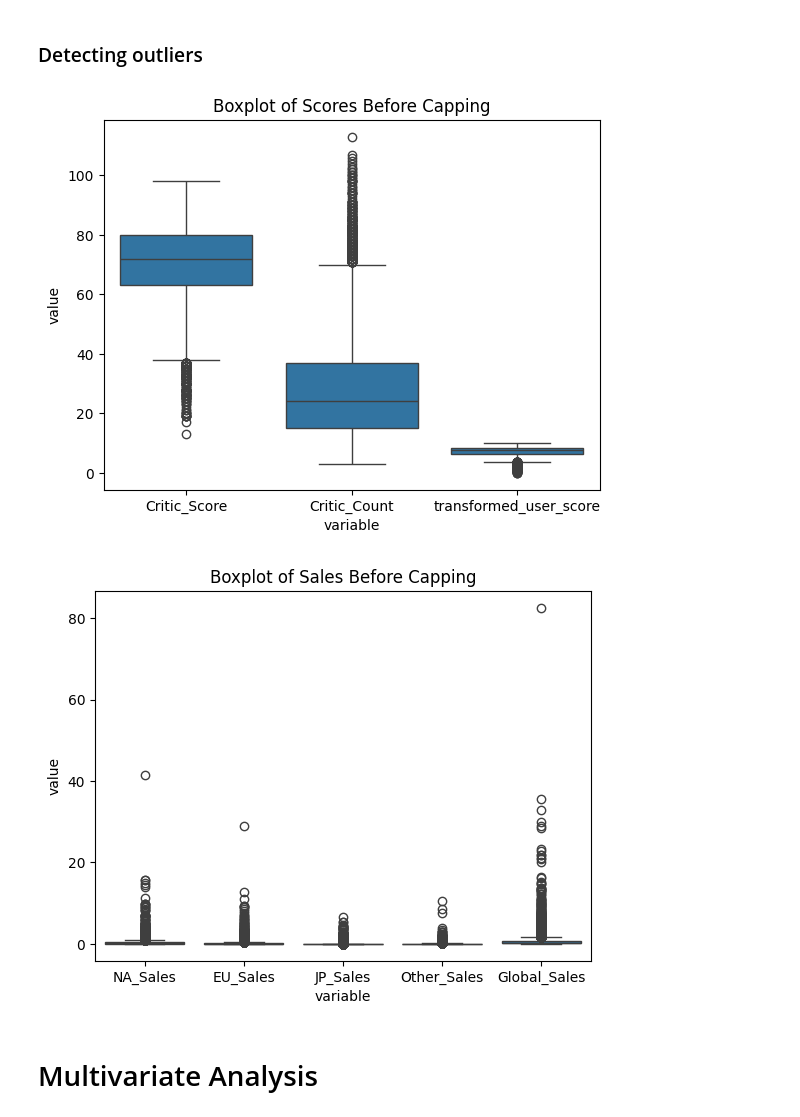
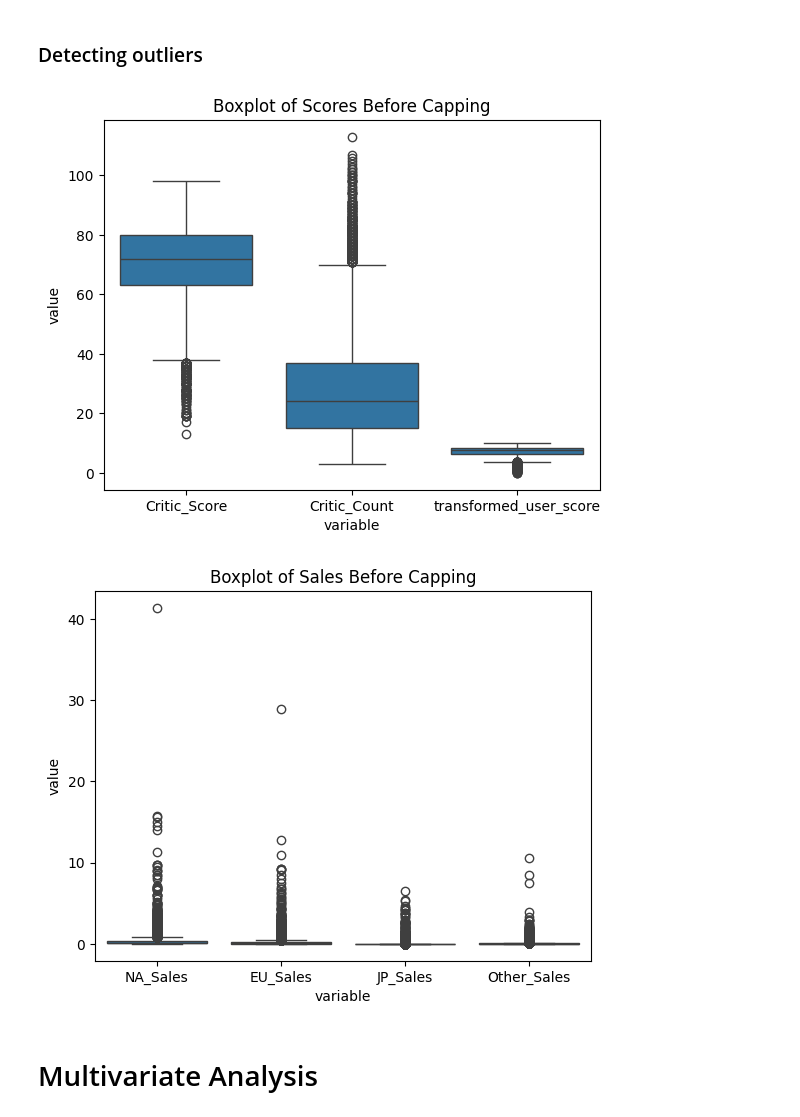
Before and after one commit to NoahKrobot/CA1_Video_Game_DAV, a Jupyter notebook: CA1.ipynb, the cells around one changed output. Drawn from its saved outputs; the diff is of its cells as text; code cells hidden in the pictures.

```diff
--- a/CA1.ipynb
+++ b/CA1.ipynb
@@ -200,27 +200,28 @@ dtype: int64
 # %% [markdown]
 ### Detecting outliers
 # %%
-lower_percentile = 0.1
-higher_percentile = 0.90
+lower_percentile = 0.05
+higher_percentile = 0.95
 
 
-salesColumns = ['NA_Sales', 'EU_Sales', 'JP_Sales', 'Other_Sales', 'Global_Sales']
+salesColumns = ['NA_Sales', 'EU_Sales', 'JP_Sales', 'Other_Sales']
 scoreColumns = ['Critic_Score', 'Critic_Count', 'transformed_user_score']
+
 
 
 sns.boxplot(x="variable", y="value", data=pd.melt(MergedData[scoreColumns]))
 plt.title('Boxplot of Scores Before Capping')
 plt.show()
 
 sns.boxplot(x="variable", y="value", data=pd.melt(MergedData[salesColumns]))
 plt.title('Boxplot of Sales Before Capping')
 plt.show()
 
 
 MergedData.to_csv('MergedData_cleaned.csv', index=False)
 # %% [output]
 [figure]
-[figure, old version]
+[figure, new version]
 # %% [markdown]
 # Multivariate Analysis
 # %% [markdown]
```
Also changed, not shown: parts of 13 cells of this notebook, 1 other file.
